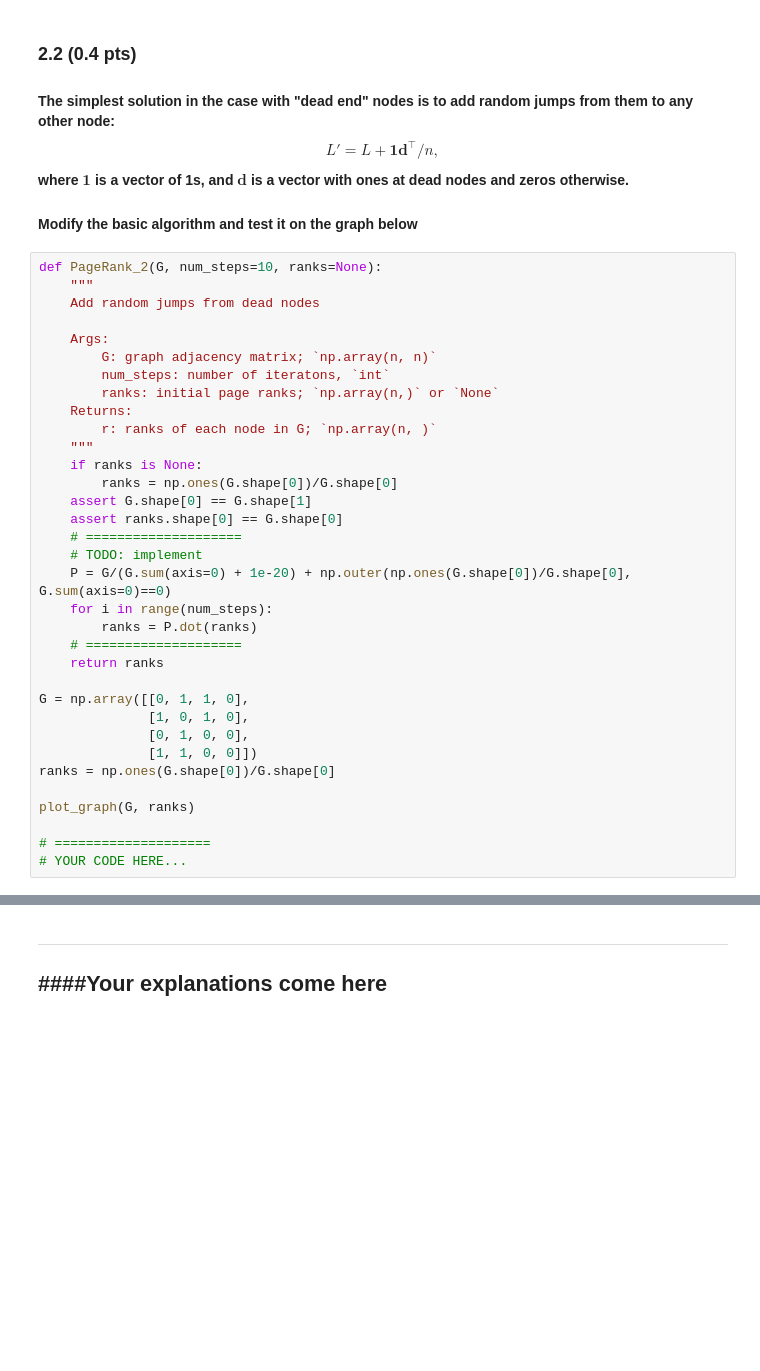
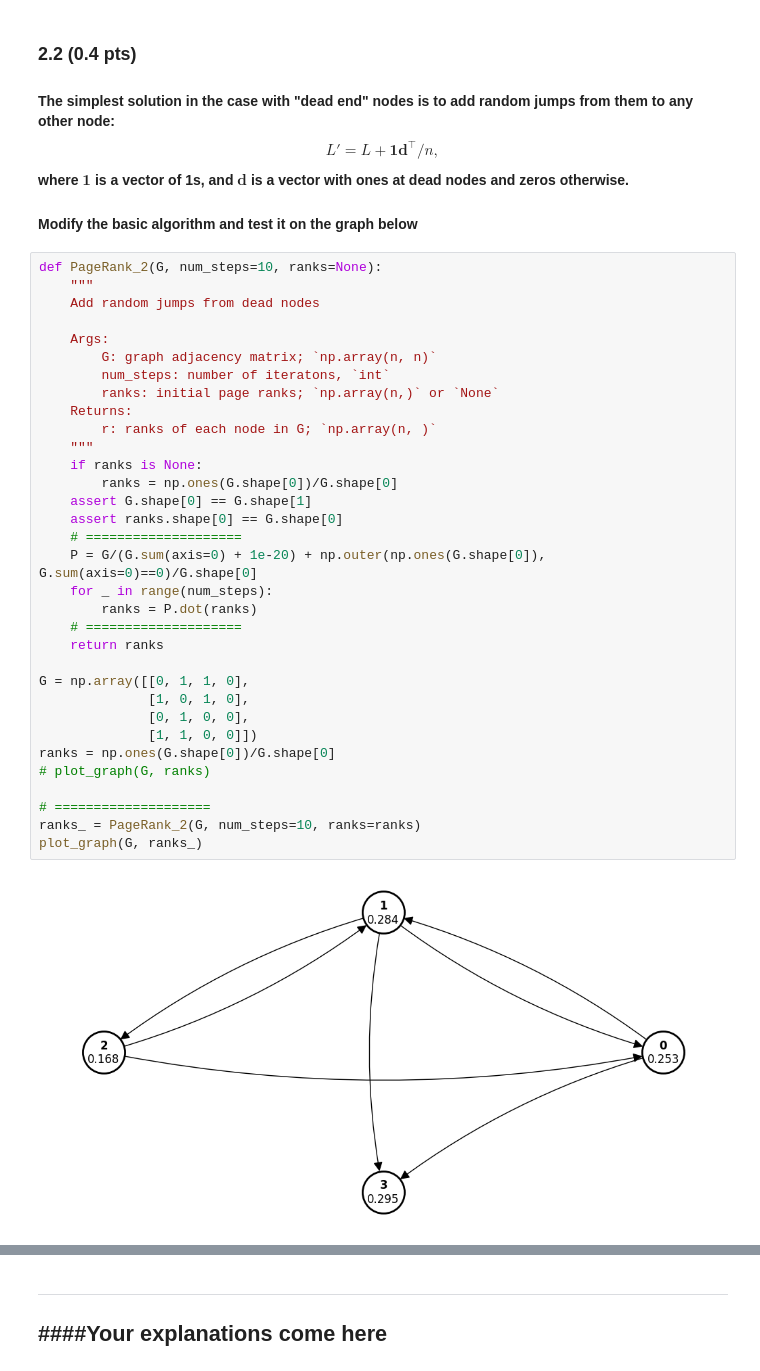
Before and after one commit to artoriusss/ML-projects, a Jupyter notebook: problem_2/hw2-task2-page_rank-2023.ipynb, the cells around one changed output, grey strips where cells are left out. Drawn from its saved outputs; the diff is of its cells as text; blank space fills up the shorter version.

```diff
--- a/problem_2/hw2-task2-page_rank-2023.ipynb
+++ b/problem_2/hw2-task2-page_rank-2023.ipynb
@@ -99,35 +111,36 @@ plot_graph(G, ranks_)
 # %%
 def PageRank_2(G, num_steps=10, ranks=None):
     """
     Add random jumps from dead nodes
 
     Args:
         G: graph adjacency matrix; `np.array(n, n)`
         num_steps: number of iteratons, `int`
         ranks: initial page ranks; `np.array(n,)` or `None`
     Returns:
         r: ranks of each node in G; `np.array(n, )`
     """
     if ranks is None:
         ranks = np.ones(G.shape[0])/G.shape[0]
     assert G.shape[0] == G.shape[1]
     assert ranks.shape[0] == G.shape[0]
     # ====================
-    # TODO: implement
-    P = G/(G.sum(axis=0) + 1e-20) + np.outer(np.ones(G.shape[0])/G.shape[0], G.sum(axis=0)==0)
-    for i in range(num_steps):
+    P = G/(G.sum(axis=0) + 1e-20) + np.outer(np.ones(G.shape[0]), G.sum(axis=0)==0)/G.shape[0]
+    for _ in range(num_steps):
         ranks = P.dot(ranks)
     # ====================
     return ranks
 
 G = np.array([[0, 1, 1, 0],
               [1, 0, 1, 0],
               [0, 1, 0, 0],
               [1, 1, 0, 0]])
 ranks = np.ones(G.shape[0])/G.shape[0]
-
-plot_graph(G, ranks)
+# plot_graph(G, ranks)
 
 # ====================
-# YOUR CODE HERE...
+ranks_ = PageRank_2(G, num_steps=10, ranks=ranks)
+plot_graph(G, ranks_)
+# %% [output]
+[figure, added]
 # %% [markdown]
```
Also changed, not shown: parts of 14 cells of this notebook.
